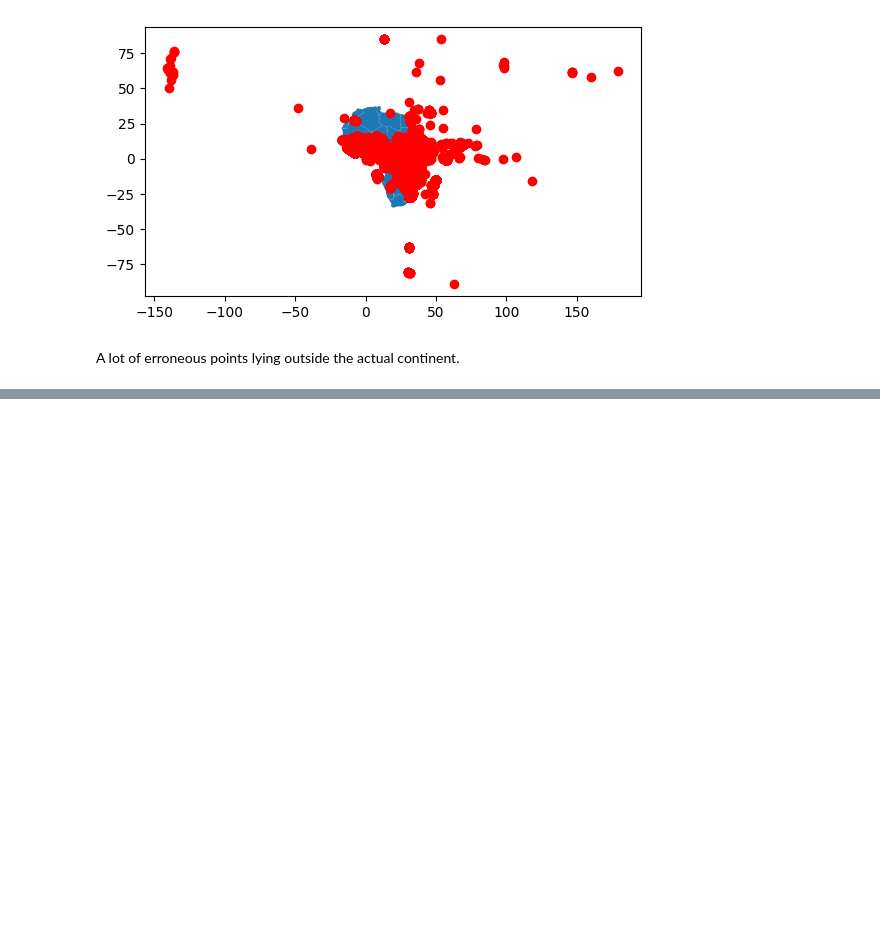
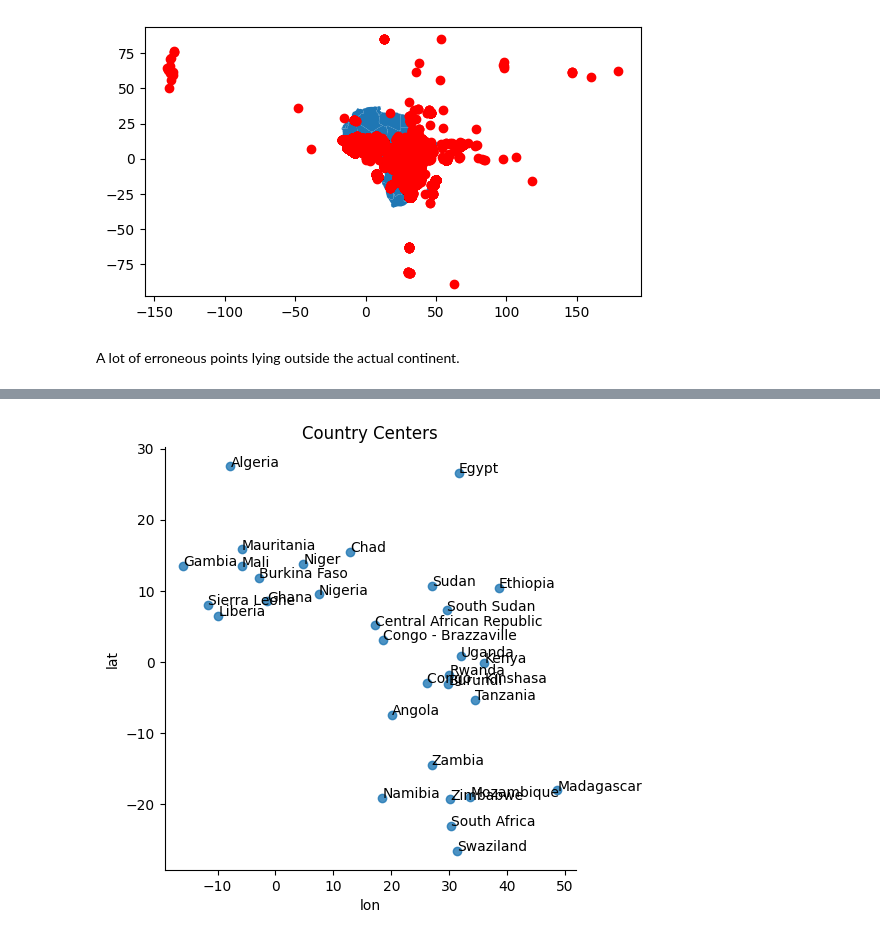
Before and after one commit to apsocarras/africa-water-access, a Jupyter notebook: final.ipynb, the cells around one changed output, grey strips where cells are left out. Drawn from its saved outputs; the diff is of its cells as text; code cells hidden in the pictures; blank space fills up the shorter version.

```diff
--- a/final.ipynb
+++ b/final.ipynb
@@ -113,0 +100,22 @@ df = water[['country', 'lat', 'lon']].groupby('country').mean()
+# %%
+import matplotlib.pyplot as plt
+
+ax = sns.lmplot(x='lon',
+           y='lat',
+           data=df,
+           fit_reg=False)
+
+plt.title('Country Centers')
+# Set x-axis label
+plt.xlabel('lon')
+# Set y-axis label
+plt.ylabel('lat')
+
+def label_point(x, y, val, ax):
+    a = pd.concat({'x': x, 'y': y, 'val': val}, axis=1)
+    for i, point in a.iterrows():
+        ax.text(point['x']+.02, point['y'], str(point['val']))
+
+label_point(df.lon, df.lat, df.country, plt.gca())
+# %% [output]
+[figure, added]
```
Also changed, not shown: parts of 9 cells of this notebook.
